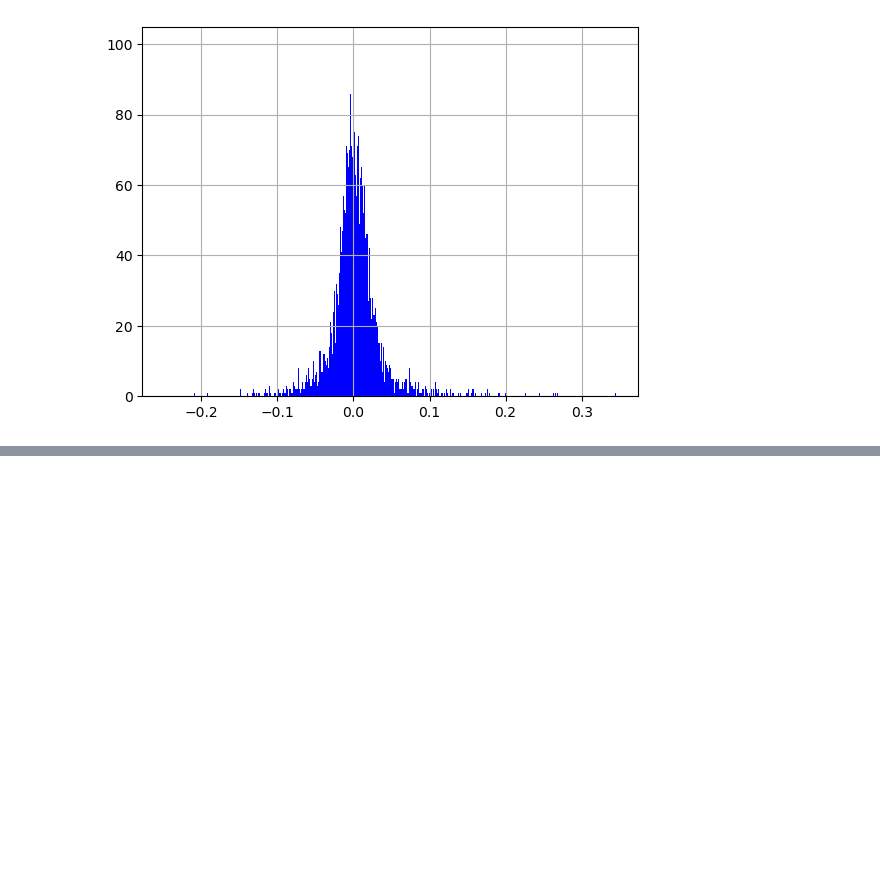
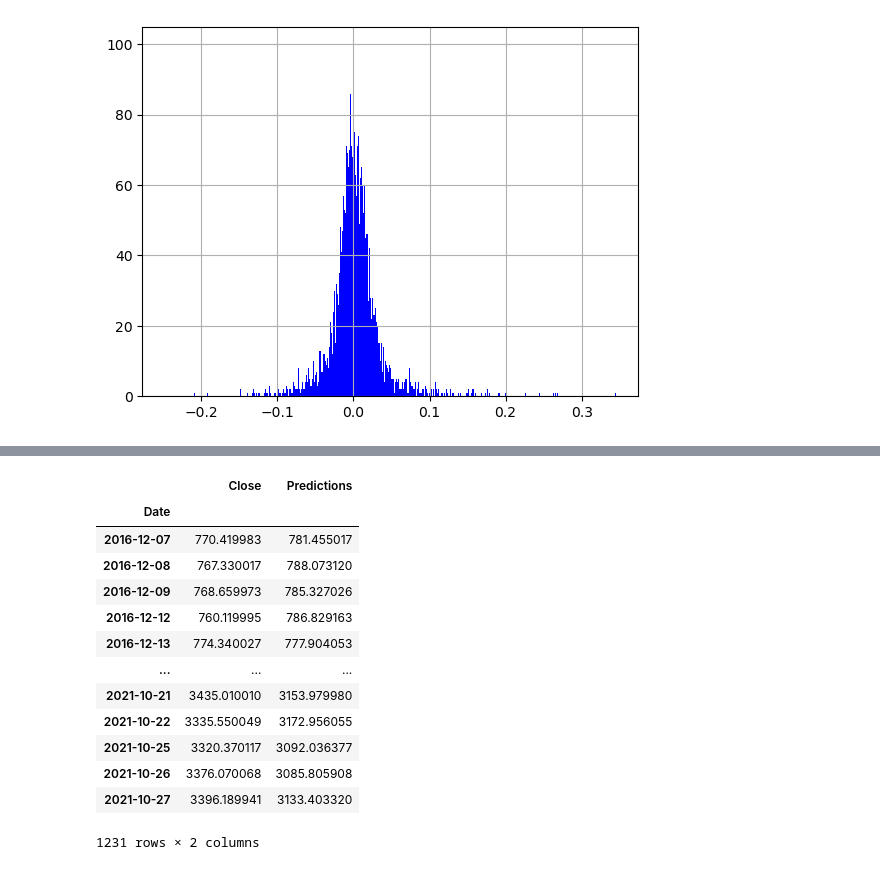
Before and after one commit to deepakkumar-projects/Amazon-Stock-Price-EDA-Prediction, a Jupyter notebook: amazon-stock-price-eda-prediction.ipynb, the cells around one changed output, grey strips where cells are left out. Saved outputs shown, nothing was run; the diff lists cells and outputs as text; code cells hidden in the pictures; blank space fills up the shorter version.

```diff
--- a/amazon-stock-price-eda-prediction.ipynb
+++ b/amazon-stock-price-eda-prediction.ipynb
@@ -221,0 +388,17 @@ amazon_data['Cumalative Return']=(1+amazon_data['vol']).cumprod()
+# %%
+valid
+# %% [output]
+|  | Close | Predictions |
+| Date |  |  |
+| 2016-12-07 | 770.419983 | 781.455017 |
+| 2016-12-08 | 767.330017 | 788.073120 |
+| 2016-12-09 | 768.659973 | 785.327026 |
+| 2016-12-12 | 760.119995 | 786.829163 |
+| 2016-12-13 | 774.340027 | 777.904053 |
+| ... | ... | ... |
+| 2021-10-21 | 3435.010010 | 3153.979980 |
+| 2021-10-22 | 3335.550049 | 3172.956055 |
+| 2021-10-25 | 3320.370117 | 3092.036377 |
+| 2021-10-26 | 3376.070068 | 3085.805908 |
+| 2021-10-27 | 3396.189941 | 3133.403320 |
+1231 rows × 2 columns
```
Also changed, not shown: parts of 20 cells of this notebook.
